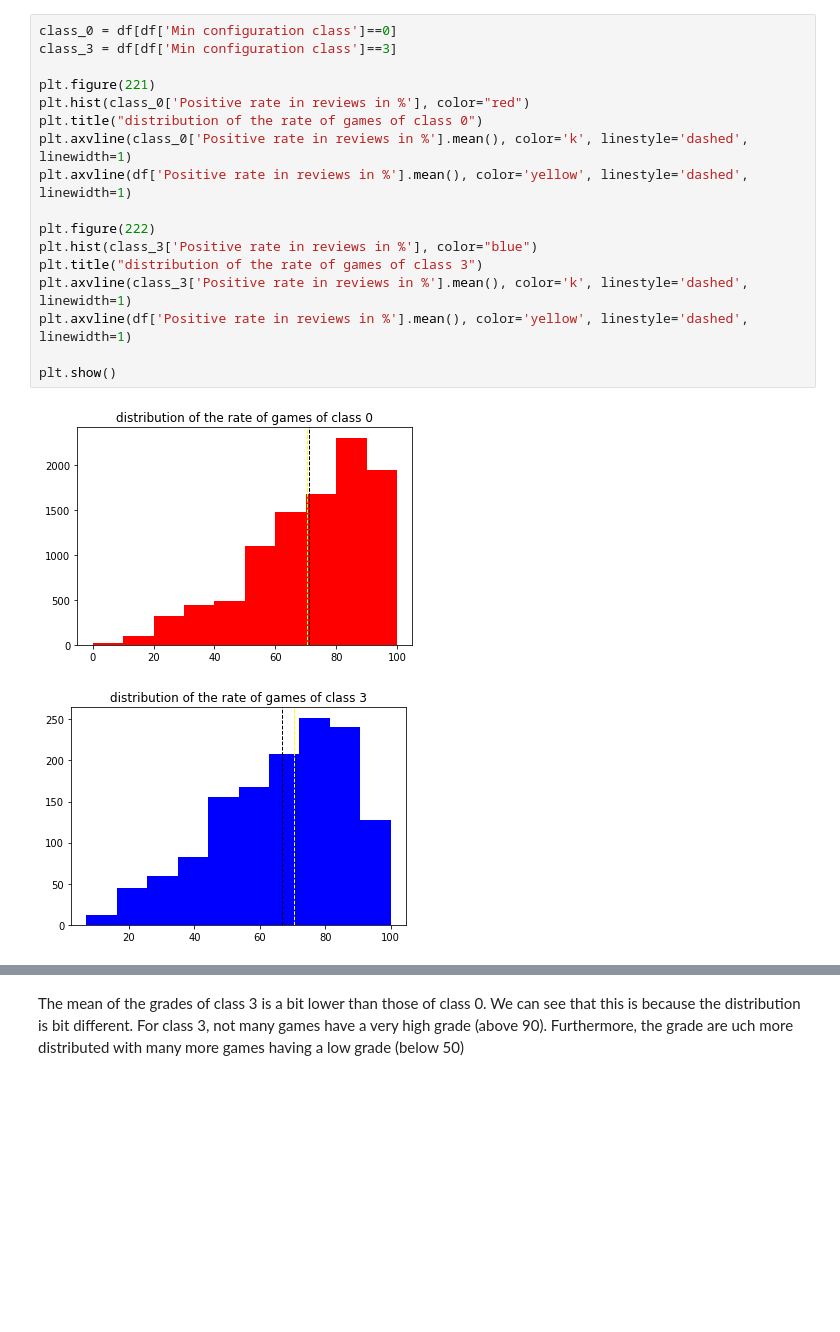
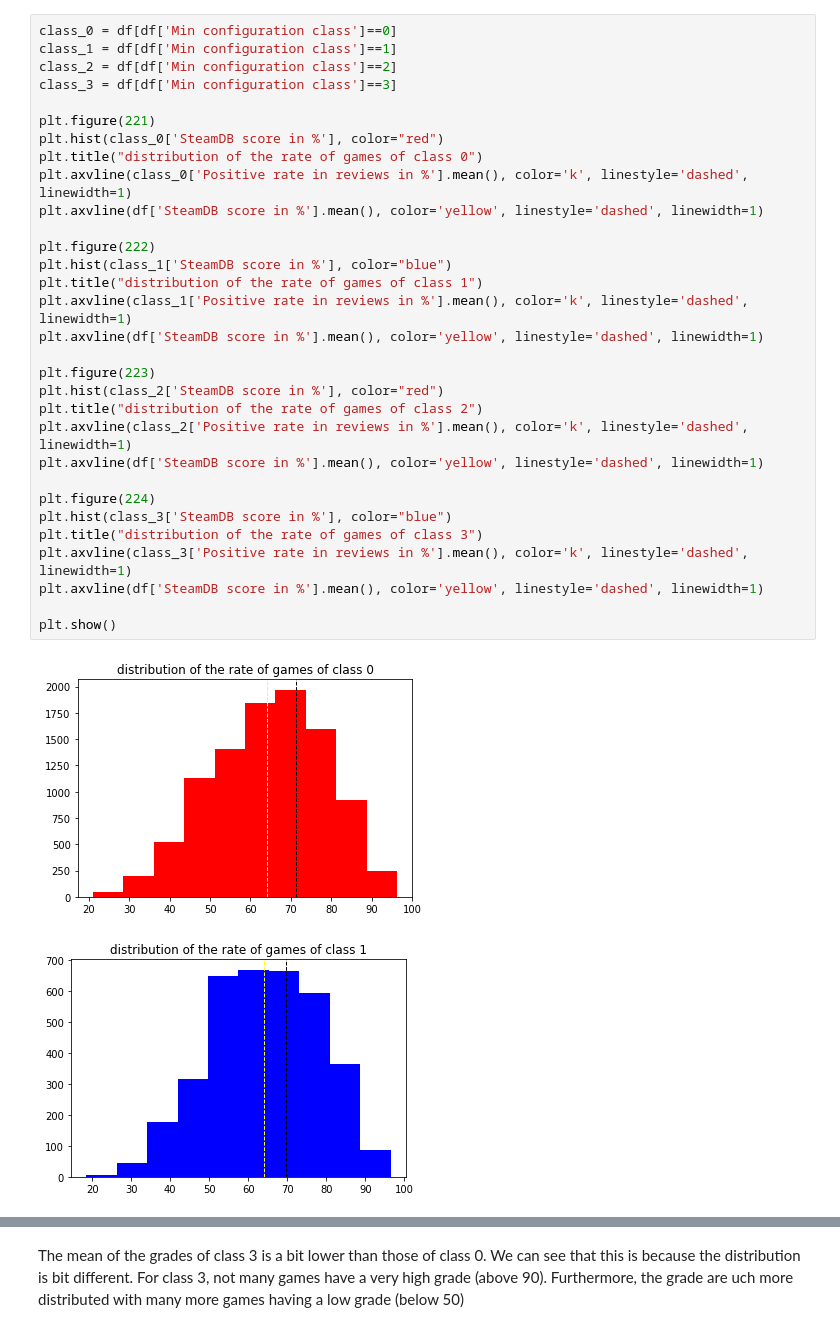
Before and after one commit to gregbellan/MODS203, a Jupyter notebook: Data_Jaylet.ipynb, the cells around one changed output, grey strips where cells are left out. Drawn from its saved outputs; the diff is of its cells as text; blank space fills up the shorter version.

```diff
--- a/Data_Jaylet.ipynb
+++ b/Data_Jaylet.ipynb
@@ -42,20 +80,34 @@ The number of positive reviews seems to decrease more the recommended config are
 # %%
 class_0 = df[df['Min configuration class']==0]
+class_1 = df[df['Min configuration class']==1]
+class_2 = df[df['Min configuration class']==2]
 class_3 = df[df['Min configuration class']==3]
 
 plt.figure(221)
-plt.hist(class_0['Positive rate in reviews in %'], color="red")
+plt.hist(class_0['SteamDB score in %'], color="red")
 plt.title("distribution of the rate of games of class 0")
 plt.axvline(class_0['Positive rate in reviews in %'].mean(), color='k', linestyle='dashed', linewidth=1)
-plt.axvline(df['Positive rate in reviews in %'].mean(), color='yellow', linestyle='dashed', linewidth=1)
+plt.axvline(df['SteamDB score in %'].mean(), color='yellow', linestyle='dashed', linewidth=1)
 
 plt.figure(222)
-plt.hist(class_3['Positive rate in reviews in %'], color="blue")
+plt.hist(class_1['SteamDB score in %'], color="blue")
+plt.title("distribution of the rate of games of class 1")
+plt.axvline(class_1['Positive rate in reviews in %'].mean(), color='k', linestyle='dashed', linewidth=1)
+plt.axvline(df['SteamDB score in %'].mean(), color='yellow', linestyle='dashed', linewidth=1)
+
+plt.figure(223)
+plt.hist(class_2['SteamDB score in %'], color="red")
+plt.title("distribution of the rate of games of class 2")
+plt.axvline(class_2['Positive rate in reviews in %'].mean(), color='k', linestyle='dashed', linewidth=1)
+plt.axvline(df['SteamDB score in %'].mean(), color='yellow', linestyle='dashed', linewidth=1)
+
+plt.figure(224)
+plt.hist(class_3['SteamDB score in %'], color="blue")
 plt.title("distribution of the rate of games of class 3")
 plt.axvline(class_3['Positive rate in reviews in %'].mean(), color='k', linestyle='dashed', linewidth=1)
-plt.axvline(df['Positive rate in reviews in %'].mean(), color='yellow', linestyle='dashed', linewidth=1)
+plt.axvline(df['SteamDB score in %'].mean(), color='yellow', linestyle='dashed', linewidth=1)
 
 plt.show()
 # %% [output]
-[figure, old version]
+[figure, new version]
-[figure, old version]
+[figure, new version]
```
Also changed, not shown: parts of 27 cells of this notebook.
